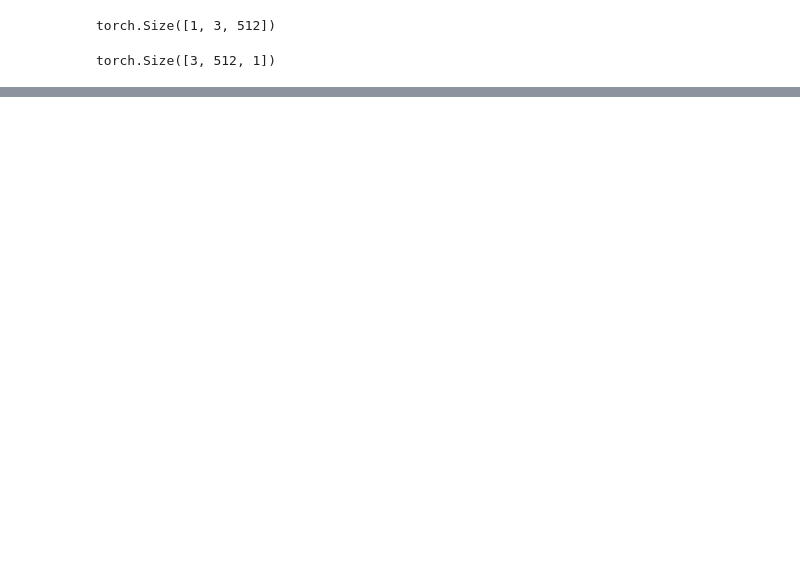
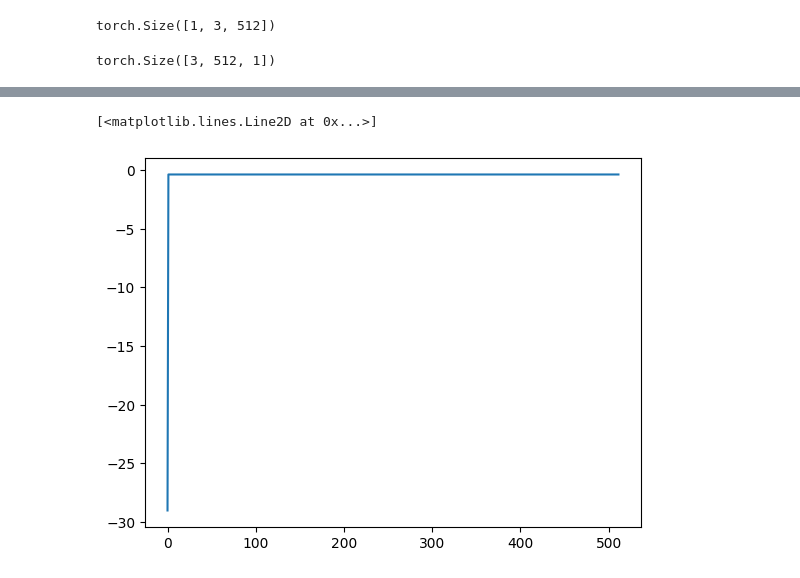
Before and after one commit to will-sloan/fourth_year_project, a Jupyter notebook: HRTF Models/test_model.ipynb, the cells around one changed output, grey strips where cells are left out. Saved outputs shown, nothing was run; the diff lists cells and outputs as text; code cells hidden in the pictures; blank space fills up the shorter version.

```diff
--- a/HRTF Models/test_model.ipynb
+++ b/HRTF Models/test_model.ipynb
@@ -83,0 +96,4 @@ torch.Size([3, 512, 1])
+# %%
+a = output.permute(2, 0, 1).squeeze(0)[:-1,:]
+b = tgt
+a.shape, b.shape
@@ -88,0 +128,6 @@ plt.plot(output[0].cpu().detach().numpy())
+# %%
+c = (a - a.mean()) / a.std()
+plt.plot(c[0].cpu().detach().numpy())
+# %% [output]
+[<matplotlib.lines.Line2D at 0x...>]
+[figure, added]
```
Also changed, not shown: parts of 16 cells of this notebook, 6 other files.
